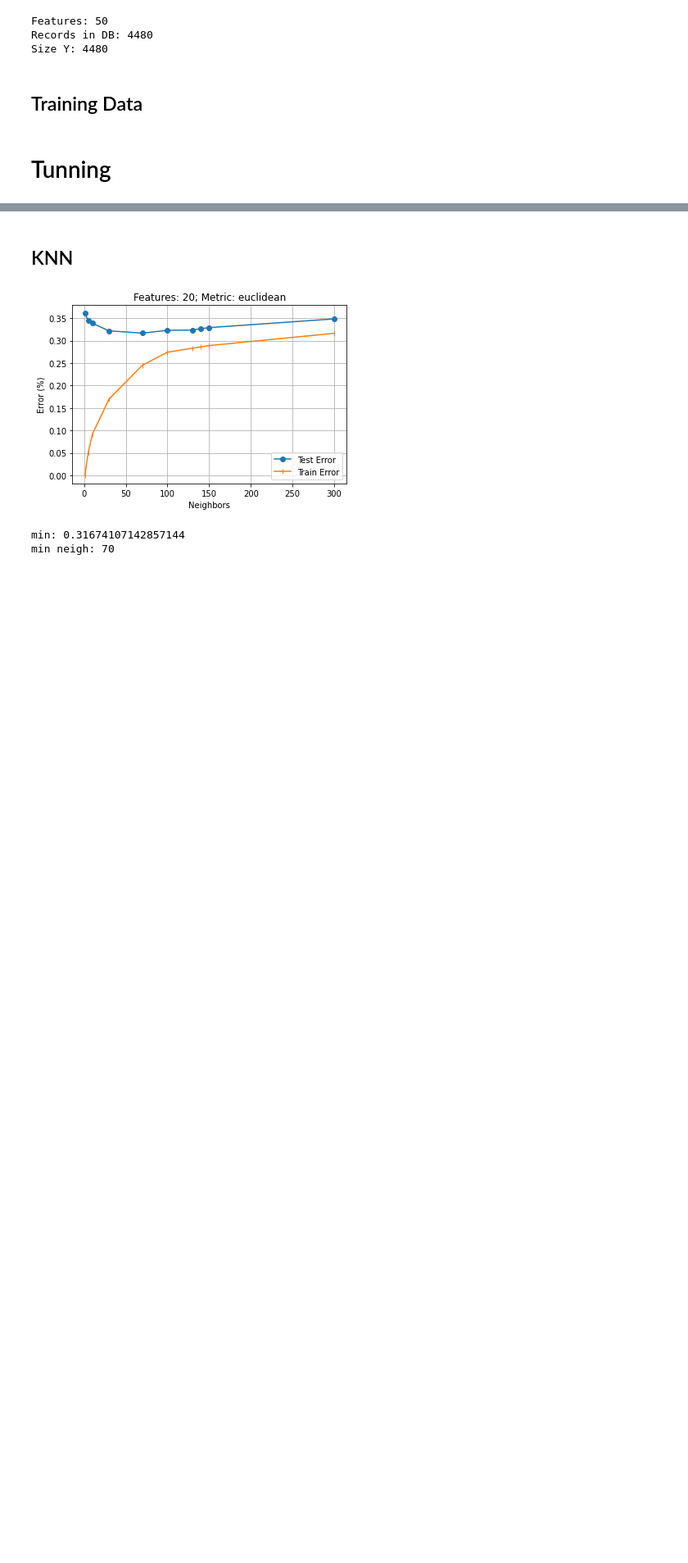
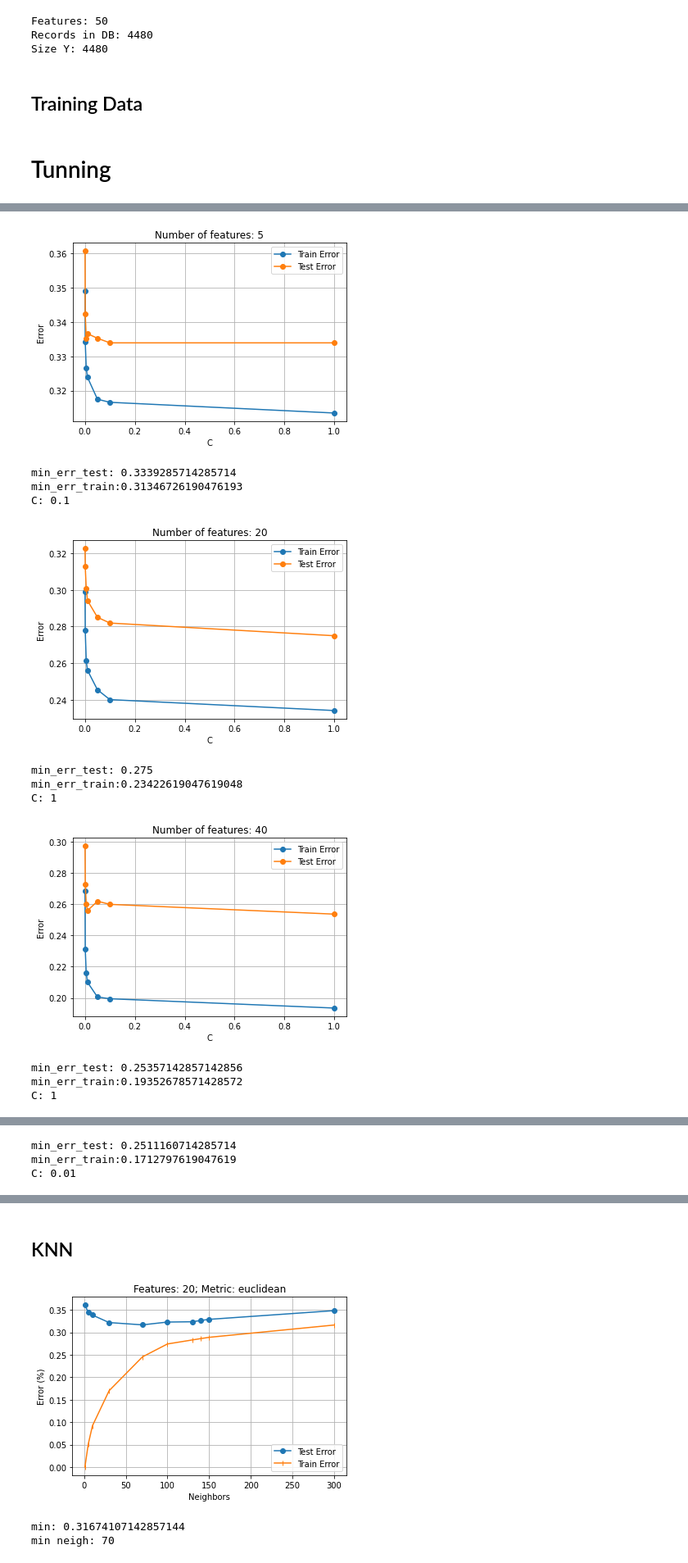
Before and after one commit to luis99fonseca/ED, a Jupyter notebook: ProjectFinal/code.ipynb, the cells around one changed output, grey strips where cells are left out. Shown at 82% size. Saved outputs shown, nothing was run; the diff lists cells and outputs as text; code cells hidden in the pictures; blank space fills up the shorter version.

```diff
--- a/ProjectFinal/code.ipynb
+++ b/ProjectFinal/code.ipynb
@@ -246,0 +249,49 @@ def knn(X, Y, k=5, metric="minkowski"):
+# %%
+# Test several values of C to avoid overfit
+C = [0.0001, 0.001, 0.005, 0.01, 0.05, 0.1, 1]
+
+num_features = [5, 20, 40 ,60, 80, 100]
+
+acc_lr = []
+err_test_lr = []
+err_train_lr = []
+
+for f in num_features:
+    acc_lr = []
+    err_test_lr = []
+    err_train_lr = []
+    for i in C:
+
+        X_new = get_best_x_features(X,Y, f)
+
+        r = lr(X_new, Y, i)
+        #print(r)
+        acc_lr.append(r[0])
+        err_test_lr.append(r[1])
+        err_train_lr.append(r[2])
+
+
+    plt.plot(C, err_train_lr, marker="o" ,label="Train Error")
+    plt.plot(C, err_test_lr, marker="o" ,label="Test Error")
+    plt.legend()
+    plt.xlabel("C")
+    plt.ylabel("Error")
+    plt.title(f"Number of features: {str(f)}")
+    plt.grid()
+    plt.show()
+    print("min_err_test:", np.min(err_test_lr))
+    print(f"min_err_train:{np.min(err_train_lr)}")
+    print("C:",C[np.argmin(err_test_lr)])
+# %% [output]
+[figure, added]
+min_err_test: 0.3339285714285714
+min_err_train:0.31346726190476193
+C: 0.1
+[figure, added]
+min_err_test: 0.275
+min_err_train:0.23422619047619048
+C: 1
+[figure, added]
+min_err_test: 0.25357142857142856
+min_err_train:0.19352678571428572
+C: 1
@@ -246,0 +299,3 @@ def knn(X, Y, k=5, metric="minkowski"):
+min_err_test: 0.2511160714285714
+min_err_train:0.1712797619047619
+C: 0.01
```
Also changed, not shown: parts of 3 cells of this notebook.
